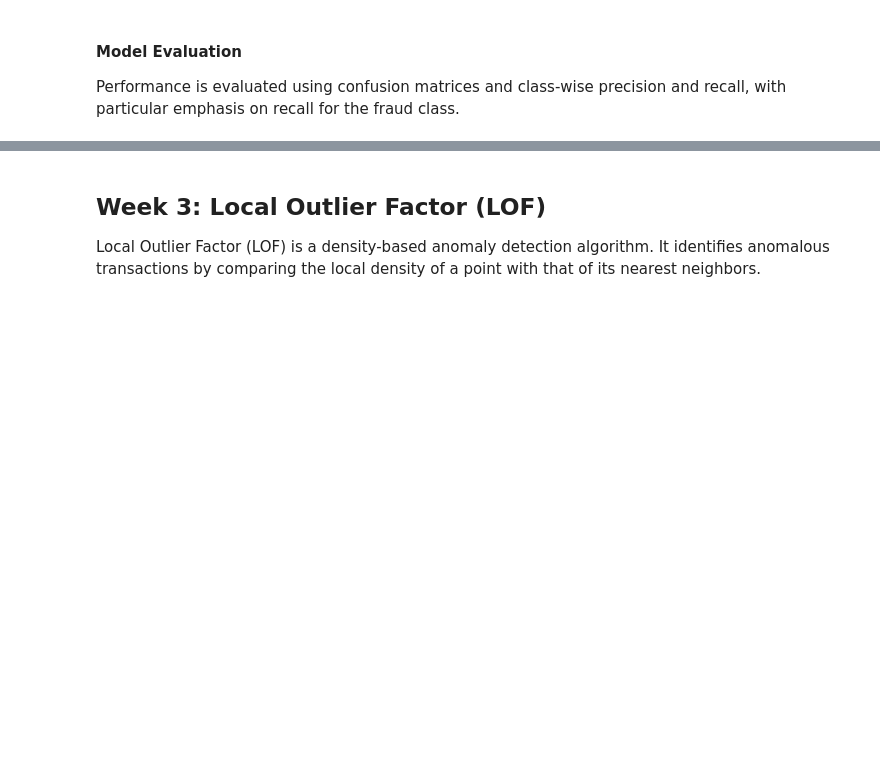
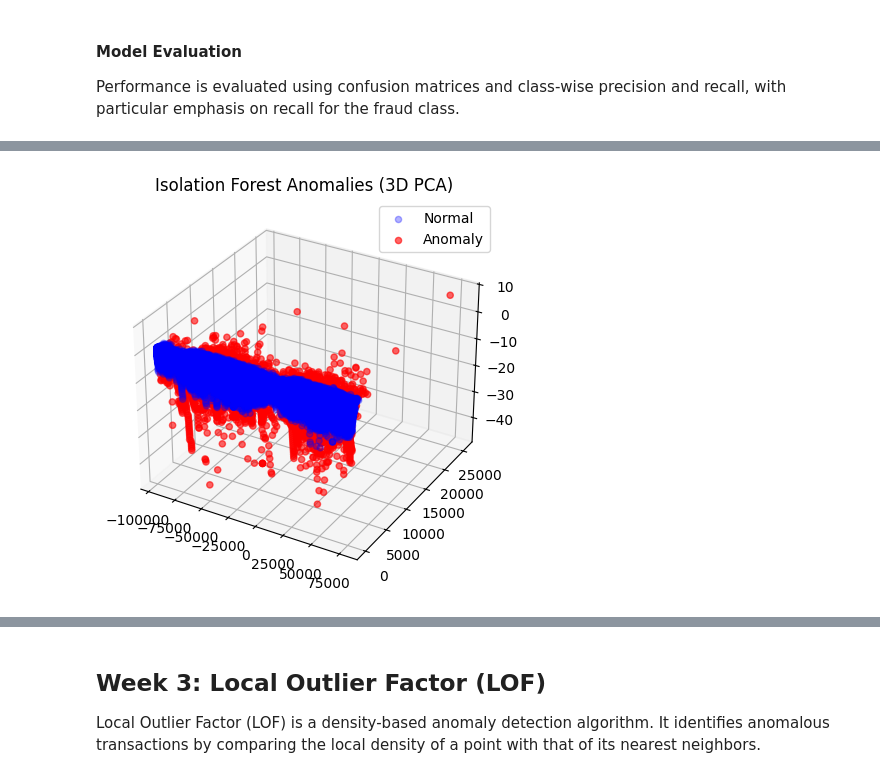
Before and after one commit to CodeInTheHorizon/credit_card_fraud_detection_clean, a Jupyter notebook: notebooks/01_EDA_and_scaling.ipynb, the cells around one changed output, grey strips where cells are left out. Saved outputs shown, nothing was run; the diff lists cells and outputs as text; code cells hidden in the pictures; blank space fills up the shorter version.

Commit message:
Finalize analysis with PCA visualization and insights

```diff
--- a/notebooks/01_EDA_and_scaling.ipynb
+++ b/notebooks/01_EDA_and_scaling.ipynb
@@ -236,0 +246,39 @@ Performance is evaluated using confusion matrices and class-wise precision and r
+# %%
+from sklearn.decomposition import PCA
+from mpl_toolkits.mplot3d import Axes3D
+import matplotlib.pyplot as plt
+
+# Isolation Forest predictions
+if_preds = iso_forest.predict(X)
+if_labels = (if_preds == -1)
+
+# 3D PCA
+pca_3d = PCA(n_components=3, random_state=42)
+X_pca_3d = pca_3d.fit_transform(X)
+
+fig = plt.figure(figsize=(7,5))
+ax = fig.add_subplot(111, projection='3d')
+
+ax.scatter(
+    X_pca_3d[~if_labels, 0],
+    X_pca_3d[~if_labels, 1],
+    X_pca_3d[~if_labels, 2],
+    c='blue',
+    alpha=0.3,
+    label='Normal'
+)
+
+ax.scatter(
+    X_pca_3d[if_labels, 0],
+    X_pca_3d[if_labels, 1],
+    X_pca_3d[if_labels, 2],
+    c='red',
+    alpha=0.6,
+    label='Anomaly'
+)
+
+ax.set_title("Isolation Forest Anomalies (3D PCA)")
+ax.legend()
+plt.show()
+# %% [output]
+[figure, added]
```
Also changed, not shown: parts of 14 cells of this notebook.
